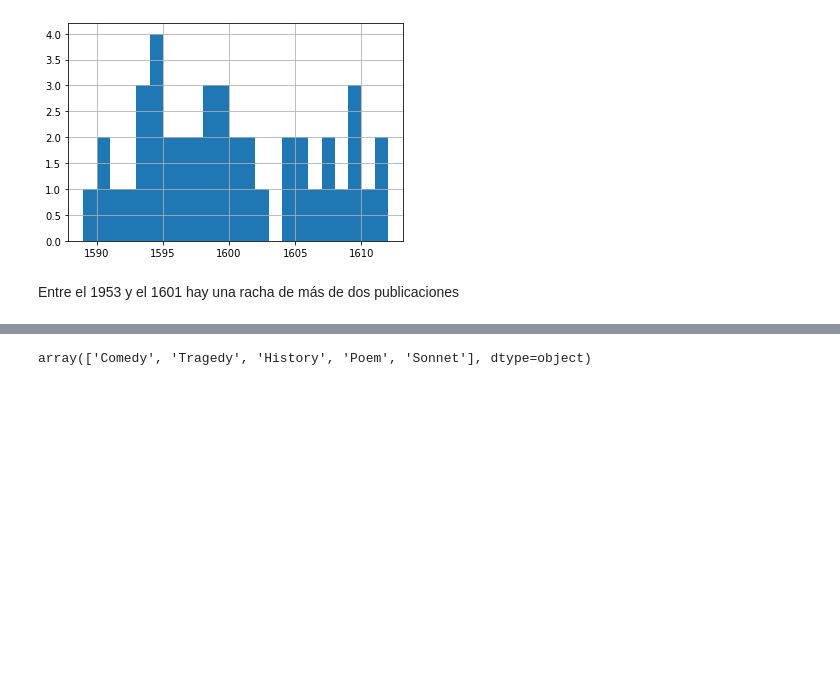
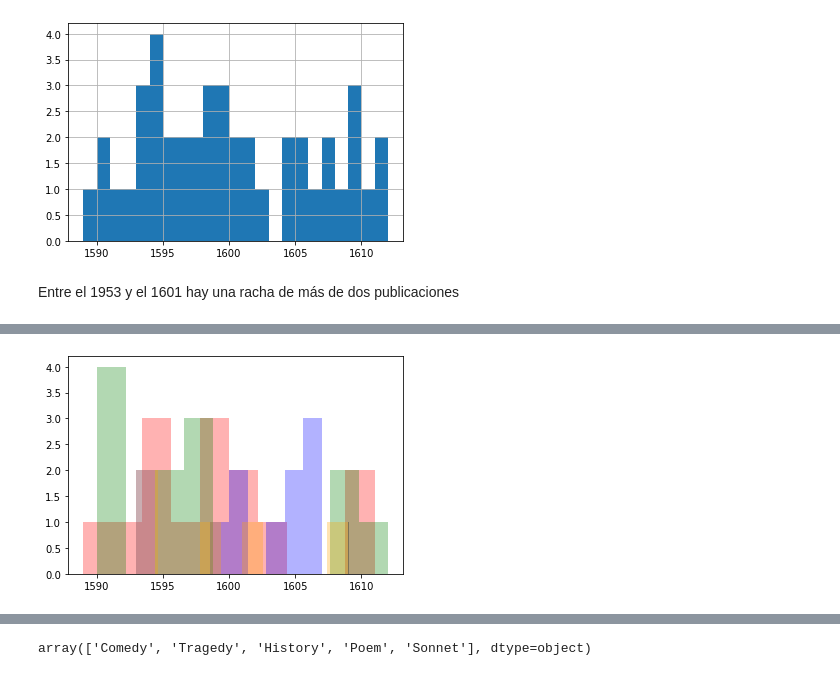
Before and after one commit to srobaina99/Introducci-n-a-ciencia-de-datos, a Jupyter notebook: shakespeare_t1.ipynb, the cells around one changed output, grey strips where cells are left out. Saved outputs shown, nothing was run; the diff lists cells and outputs as text; code cells hidden in the pictures; blank space fills up the shorter version.

```diff
--- a/shakespeare_t1.ipynb
+++ b/shakespeare_t1.ipynb
@@ -361,0 +266,8 @@ for genero in df_works['GenreType'].unique()
+# %%
+#Visualización de obras en años por genero histograma superpuesto
+color = ["Red", "Blue", "Green", "Orange","Black"]
+for i in list(range(0,5)):
+    genero = df_works['GenreType'].unique()[i]
+    plt.hist(df_works[df_works['GenreType']==genero]['Date'],alpha=0.3,color=color[i])
+# %% [output]
+[figure, added]
```
Also changed, not shown: parts of 25 cells of this notebook.
